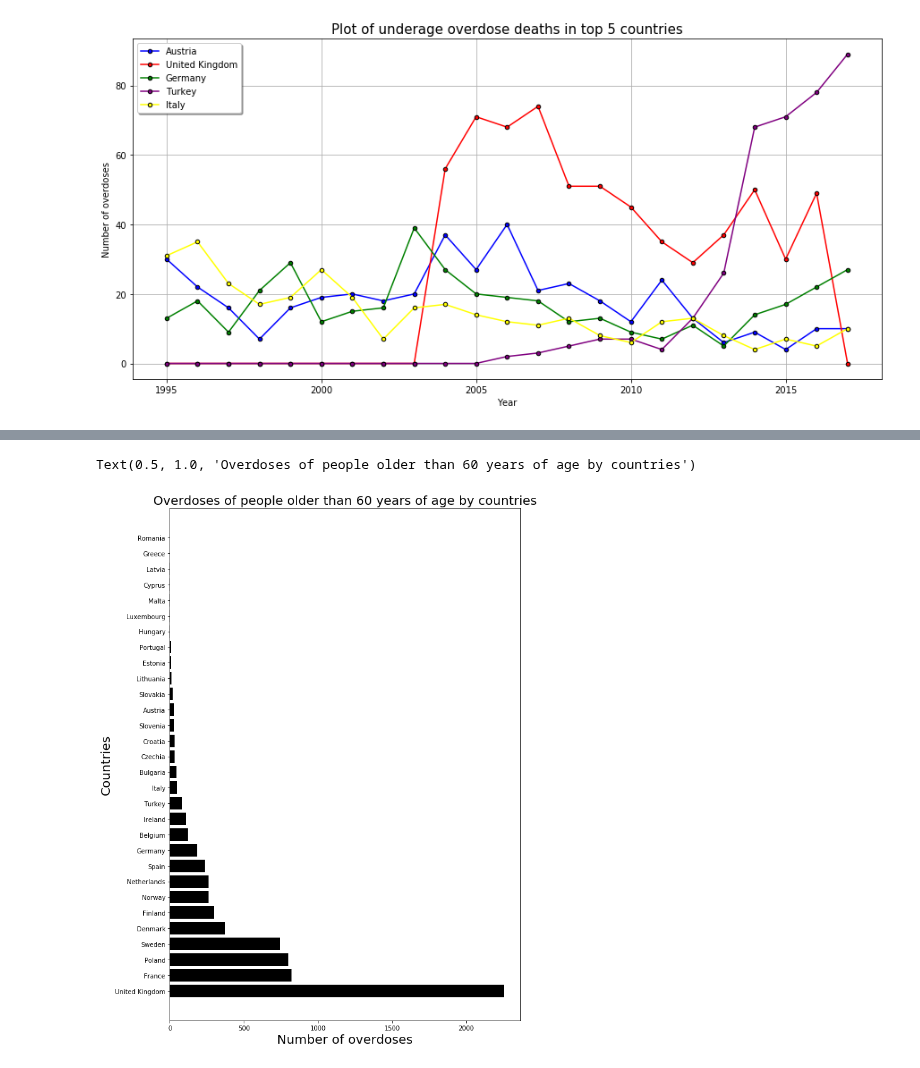
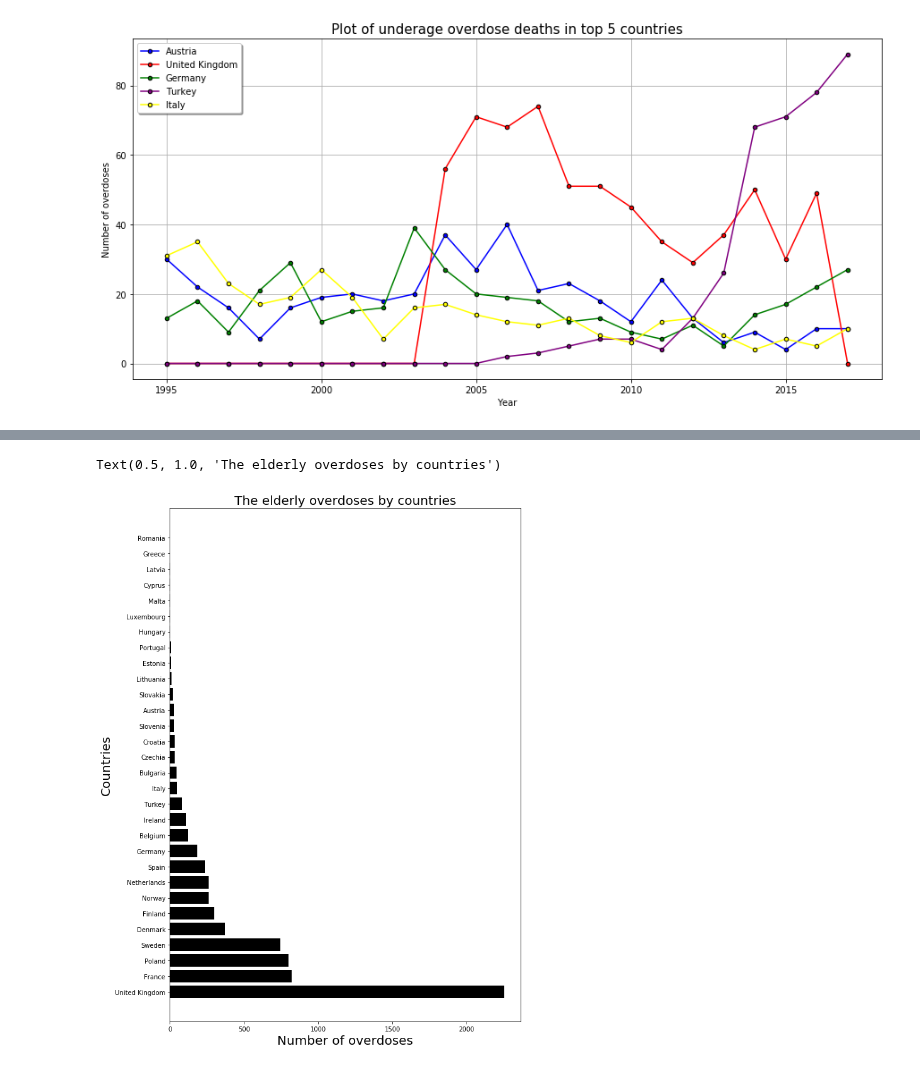
Before and after one commit to danilo1214/PR20ddpdjphv, a Jupyter notebook: Predrag.ipynb, the cells around one changed output, grey strips where cells are left out. Drawn from its saved outputs; the diff is of its cells as text; code cells hidden in the pictures.

Commit message:
elderly.1

```diff
--- a/Predrag.ipynb
+++ b/Predrag.ipynb
@@ -112,36 +113,36 @@ for i,row in f2.iterrows():
         replaceNan(overage_zemlje1[country], nan_indx,0)
 sortedzemlje1 = sorted(overage_zemlje1, key = lambda k: sum(overage_zemlje1[k]), reverse=True)
 overage_deaths=defaultdict(int)
 for i in sortedzemlje1:
     overage_deaths[i]=sum(overage_zemlje1[i])
 overage_zemlje2={}
 for i,row in f3.iterrows():
     if type(row["Country"]) is str:
         country = row["Country"].strip().replace("*", "").strip()
         overage_zemlje2[country] = [row[col] for col in f3.columns[:-1][1:]]
         nan_indx = np.isnan(overage_zemlje2[country])
         replaceNan(overage_zemlje2[country], nan_indx,0)
 overage_deaths1=defaultdict(int)
 for i in sortedzemlje1:
     overage_deaths1[i]=sum(overage_zemlje2[i])
 smrti=defaultdict(int)
 for i in overage_deaths1.keys():
     smrti[i]=overage_deaths[i]+overage_deaths1[i]
 smrti1=dict( sorted(smrti.items(), key=operator.itemgetter(1),reverse=True))
 zemlje=[z for z in smrti1.keys()]
 over=[o for o in smrti1.values()]
 overage_zemlje3={}
 ypos1=np.arange(len(zemlje))
 plt.figure(figsize=(10,15))
 yt1=np.array([v for v in zemlje])
 plt.yticks(ypos1,yt1)
 plt.barh(ypos1, over, color="black")
 plt.ylabel("Countries",fontsize=20)
 plt.xlabel("Number of overdoses",fontsize=20)
-plt.title("Overdoses of people older than 60 years of age by countries",fontsize=20)
+plt.title("The elderly overdoses by countries",fontsize=20)
 # %% [output]
-Text(0.5, 1.0, 'Overdoses of people older than 60 years of age by countries')
+Text(0.5, 1.0, 'The elderly overdoses by countries')
-[figure, old version]
+[figure, new version]
 # %%
 france_overage=overage_zemlje1["France"]
 uk_overage=overage_zemlje1["United Kingdom"]
```
Also changed, not shown: parts of 3 cells of this notebook.
